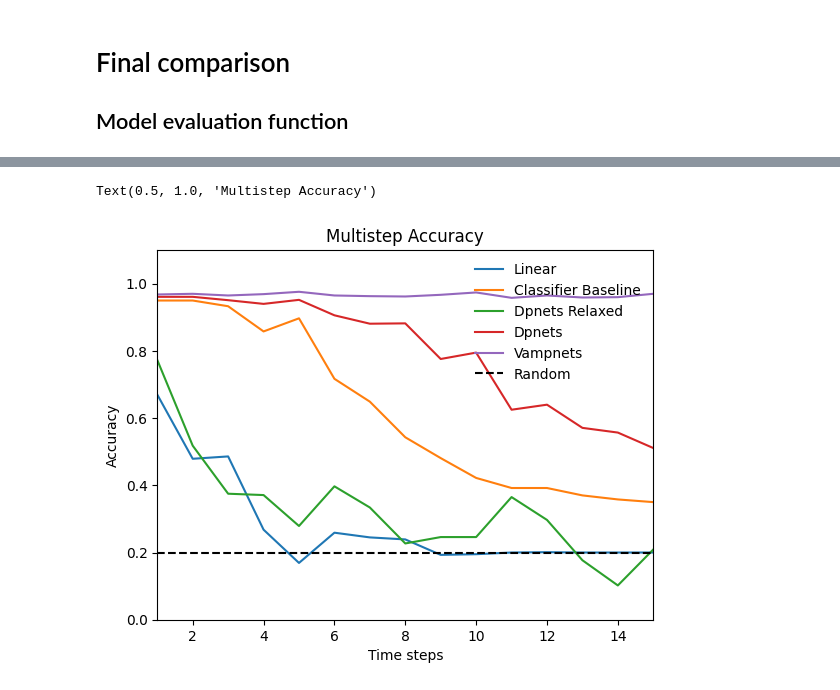
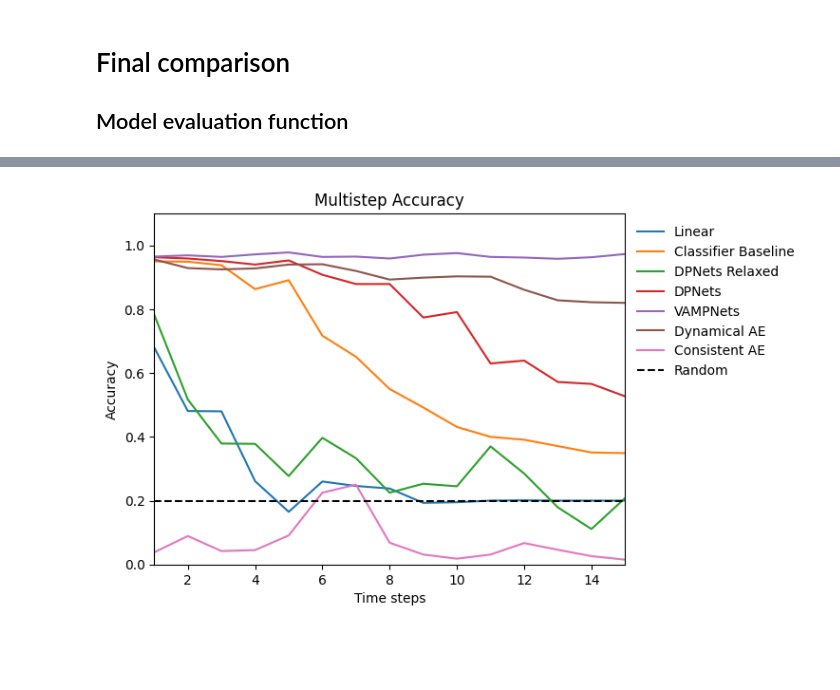
Before and after one commit to Machine-Learning-Dynamical-Systems/kooplearn, a Jupyter notebook: examples/ordered_MNIST/main.ipynb, the cells around one changed output, grey strips where cells are left out. Drawn from its saved outputs; the diff is of its cells as text; code cells hidden in the pictures; blank space fills up the shorter version.

Commit message:
Updating AE models + main.ipynb

```diff
--- a/examples/ordered_MNIST/main.ipynb
+++ b/examples/ordered_MNIST/main.ipynb
@@ -268,7 +270,7 @@ transfer_operator_models['linear'] = linear_model
 ### Classifier features (as in Sec. 6 of Kostic et al. 2022)
 # %%
 classifier_model = DeepEDMD(oracle, reduced_rank=False, rank=configs.classes).fit(train_data)
-transfer_operator_models['classifier_baseline'] = classifier_model
+transfer_operator_models['Classifier_Baseline'] = classifier_model
 # %% [markdown]
 ## Dataloader for `kooplearn`
 # %%
@@ -350,0 +419,3 @@ Fitting NNFeatureMap. Lookback window length set to 1
+# %%
+dae.fit(train_dataloaders=train_dl)
+transfer_operator_models["Dynamical_AE"] = dae
@@ -350,0 +438,29 @@ Fitting NNFeatureMap. Lookback window length set to 1
+# %%
+from kooplearn.models import ConsistentAE
+
+trainer_kwargs = {
+    'accelerator': 'gpu',
+    'devices': 1,
+    'max_epochs': configs.max_epochs + 200,
+    'log_every_n_steps': 3,
+    # 'callbacks': [lr_finder],
+}
+trainer = lightning.Trainer(**trainer_kwargs)
+
+cae = ConsistentAE(
+    encoder=CNNEncoder,
+    decoder=CNNDecoder,
+    latent_dim=configs.classes,
+    optimizer_fn=torch.optim.Adam,
+    optimizer_kwargs={'lr': 9e-4},
+    trainer=trainer,
+    loss_weights= {
+        "rec": 1.0,
+        "pred": 1.0,
+        "bwd_pred": 1.0,
+        "lin": 1.0,
+        "consistency": 1.0,
+    },
+    encoder_kwargs={'num_classes': configs.classes},
+    decoder_kwargs={'num_classes': configs.classes},
+    seed=configs.rng_seed)
@@ -350,0 +473,3 @@ Fitting NNFeatureMap. Lookback window length set to 1
+# %%
+cae.fit(train_dataloaders=train_dl)
+transfer_operator_models["Consistent_AE"] = cae
@@ -404,19 +580,19 @@ Test-data (1000, 2, 28, 28)
 # %%
 fig, ax = plt.subplots()
 for model_name in report.keys():
     t = report[model_name]['times']
     acc = report[model_name]['accuracy']
 
-    ax.plot(t, acc, label=model_name.replace('_', ' ').title())
+    ax.plot(t, acc, label=model_name.replace('_', ' '))
 
 ax.axhline(1/configs.classes, color='black', linestyle='--', label='Random')
 
-ax.legend(frameon=False)
+ax.legend(frameon=False, bbox_to_anchor=(1, 1))
 ax.margins(x=0)
 ax.set_ylim(0, 1.1)
 ax.set_xlabel('Time steps')
 ax.set_ylabel('Accuracy')
 ax.set_title('Multistep Accuracy')
+plt.show()
 # %% [output]
-Text(0.5, 1.0, 'Multistep Accuracy')
-[figure, old version]
+[figure, new version]
```
Also changed, not shown: parts of 13 cells of this notebook, 2 other files.
